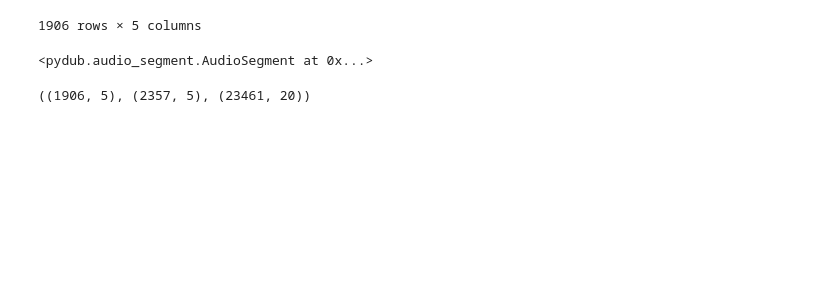
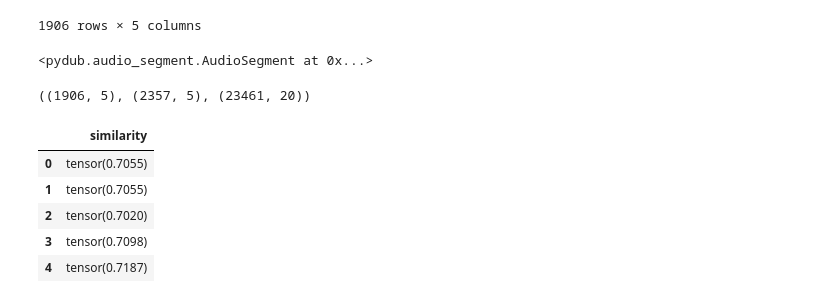
Before and after one commit to markjosims/malachor5, a Jupyter notebook: notebooks/tira_clap_sim_exploration.ipynb, the cells around one changed output. Cells and saved outputs as stored; diff of their text form; code cells hidden in the pictures; blank space fills up the shorter version.

```diff
--- a/notebooks/tira_clap_sim_exploration.ipynb
+++ b/notebooks/tira_clap_sim_exploration.ipynb
@@ -118,3 +118,14 @@ audio
 clap_allo_06.shape, cos_sim_06.shape, df.shape
 # %% [output]
 ((1906, 5), (2357, 5), (23461, 20))
+# %%
+en_sim_csv='/Users/markjos/projects/malachor5/data/fleurs/en_us_sim.csv'
+en_df = pd.read_csv(en_sim_csv)
+en_df.head()
+# %% [output]
+|  | similarity |
+| 0 | tensor(0.7055) |
+| 1 | tensor(0.7055) |
+| 2 | tensor(0.7020) |
+| 3 | tensor(0.7098) |
+| 4 | tensor(0.7187) |
```
